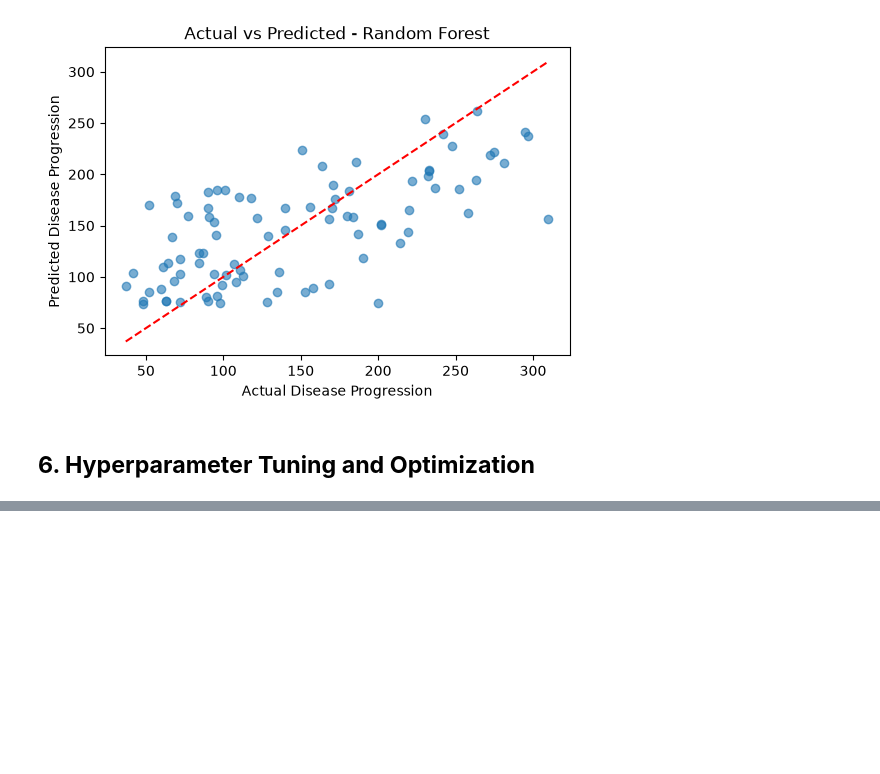
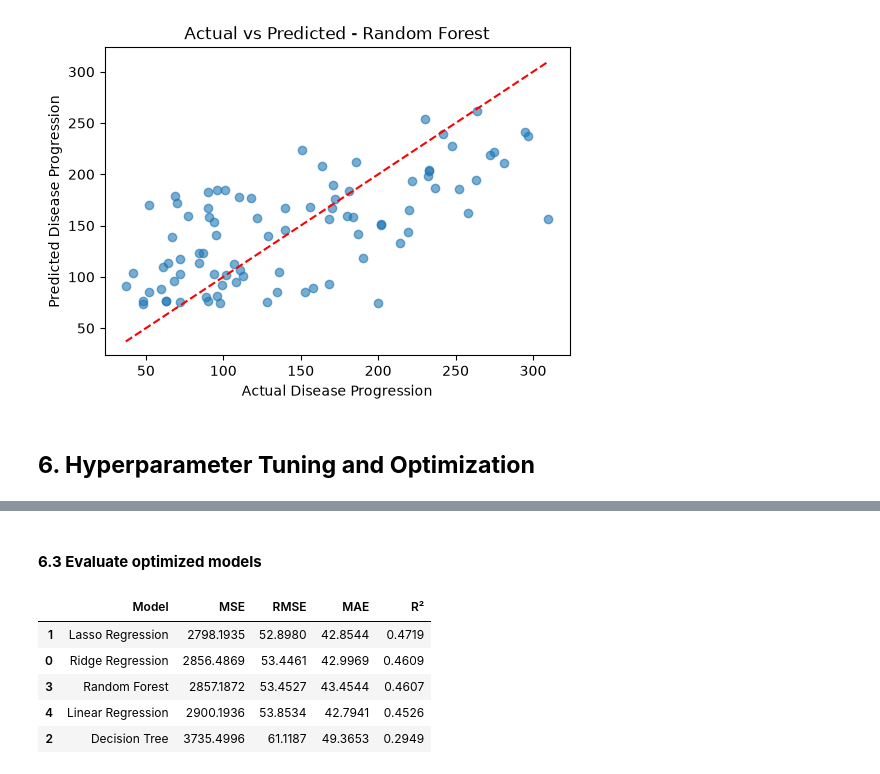
Before and after one commit to Yvesangwa/Diabetes-Disease-Progression-Prediction, a Jupyter notebook: Diabetes_Progression_Prediction.ipynb, the cells around one changed output, grey strips where cells are left out. Cells and saved outputs as stored; diff of their text form; code cells hidden in the pictures; blank space fills up the shorter version.

```diff
--- a/Diabetes_Progression_Prediction.ipynb
+++ b/Diabetes_Progression_Prediction.ipynb
@@ -314,0 +339,21 @@ for name, y_pred in predictions_diabetes.items():
+# %%
+best_models = {}
+
+for name, params in param_grids.items():
+
+    grid = GridSearchCV(
+        models_diabetes[name],
+        params,
+        cv=5,
+        scoring="neg_root_mean_squared_error",
+        n_jobs=-1
+    )
+
+    grid.fit(X_train, y_train)
+
+    best_models[name] = grid.best_estimator_
+
+    print(name)
+    print("Best Parameters:", grid.best_params_)
+    print("Cross-validation RMSE:", round(-grid.best_score_, 4))
+    print()
@@ -314,0 +376,30 @@ for name, y_pred in predictions_diabetes.items():
+# %% [markdown]
+#### **6.3 Evaluate optimized models**
+# %%
+optimized_results = []
+
+# Include original Linear Regression as baseline
+best_models["Linear Regression"] = models_diabetes["Linear Regression"]
+
+for name, model in best_models.items():
+
+    y_pred = model.predict(X_test)
+
+    optimized_results.append({
+        "Model": name,
+        "MSE": mean_squared_error(y_test, y_pred),
+        "RMSE": np.sqrt(mean_squared_error(y_test, y_pred)),
+        "MAE": mean_absolute_error(y_test, y_pred),
+        "R²": r2_score(y_test, y_pred)
+    })
+
+optimized_df = pd.DataFrame(optimized_results)
+
+display(optimized_df.sort_values("RMSE").round(4))
+# %% [output]
+|  | Model | MSE | RMSE | MAE | R² |
+| 1 | Lasso Regression | 2798.1935 | 52.8980 | 42.8544 | 0.4719 |
+| 0 | Ridge Regression | 2856.4869 | 53.4461 | 42.9969 | 0.4609 |
+| 3 | Random Forest | 2857.1872 | 53.4527 | 43.4544 | 0.4607 |
+| 4 | Linear Regression | 2900.1936 | 53.8534 | 42.7941 | 0.4526 |
+| 2 | Decision Tree | 3735.4996 | 61.1187 | 49.3653 | 0.2949 |
```
Also changed, not shown: parts of 9 cells of this notebook.
